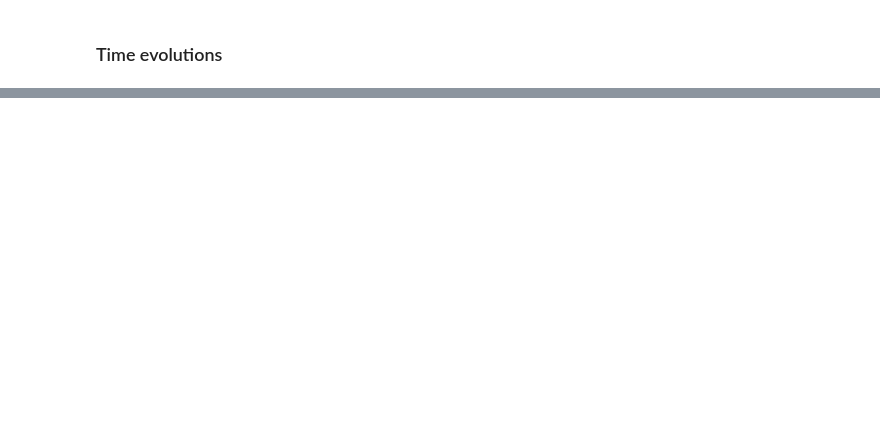
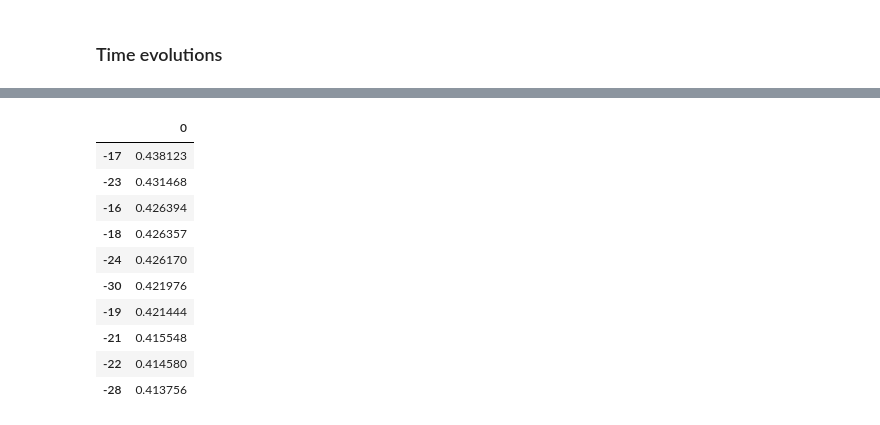
Before and after one commit to unifey/excess-mortality-ROK, a Jupyter notebook: excess-mortality-rok.ipynb, the cells around one changed output, grey strips where cells are left out. Drawn from its saved outputs; the diff is of its cells as text; code cells hidden in the pictures; blank space fills up the shorter version.

```diff
--- a/excess-mortality-rok.ipynb
+++ b/excess-mortality-rok.ipynb
@@ -456,0 +511,17 @@ plt.show()
+# %%
+dp = pd.DataFrame(ppl_corr_array)
+dp.index = prange
+dp = dp**2
+dp.sort_values(by=0, ascending=False).head(10)
+# %% [output]
+|  | 0 |
+| -17 | 0.438123 |
+| -23 | 0.431468 |
+| -16 | 0.426394 |
+| -18 | 0.426357 |
+| -24 | 0.426170 |
+| -30 | 0.421976 |
+| -19 | 0.421444 |
+| -21 | 0.415548 |
+| -22 | 0.414580 |
+| -28 | 0.413756 |
```
Also changed, not shown: parts of 9 cells of this notebook.
